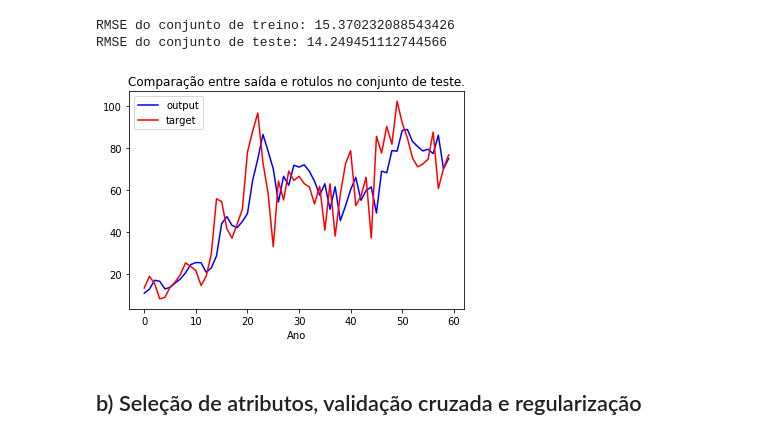
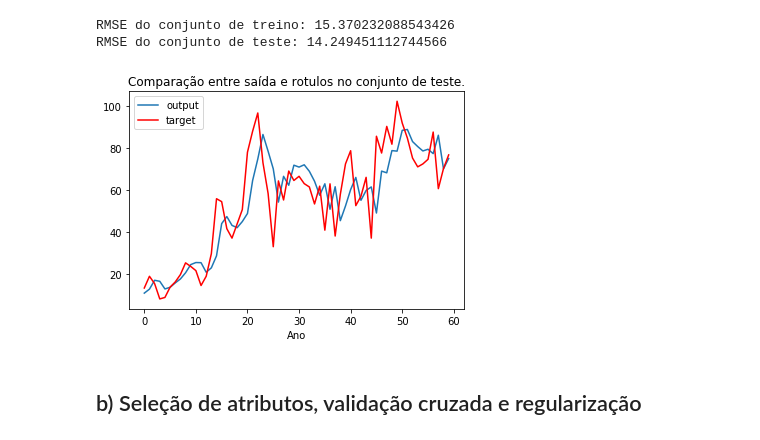
Before and after one commit to RafaelGoncalves8/machine-learning, a Jupyter notebook: deliver/EFC1 - Regressao Linear.ipynb, the cells around one changed output. Saved outputs shown, nothing was run; the diff lists cells and outputs as text; code cells hidden in the pictures.

```diff
--- a/deliver/EFC1 - Regressao Linear.ipynb
+++ b/deliver/EFC1 - Regressao Linear.ipynb
@@ -154,14 +99,15 @@ print("RMSE do conjunto de treino: {}\nRMSE do conjunto de teste: {}".format(rms
 RMSE do conjunto de treino: 15.370232088543426
 RMSE do conjunto de teste: 14.249451112744566
 # %%
-plt.plot(out_test, 'b')
+plt.plot(out_test)
 plt.plot(y_test, '-r')
 plt.xlabel('Ano')
 plt.legend(('output', 'target'))
 plt.title('Comparação entre saída e rotulos no conjunto de teste.')
+plt.savefig('images/raw.png', bbox_inches='tight')
 plt.show()
 # %% [output]
-[figure, old version]
+[figure, new version]
 # %% [markdown]
 ## b) Seleção de atributos, validação cruzada e regularização
 # %%
```
Also changed, not shown: parts of 18 cells of this notebook, 8 other files.
